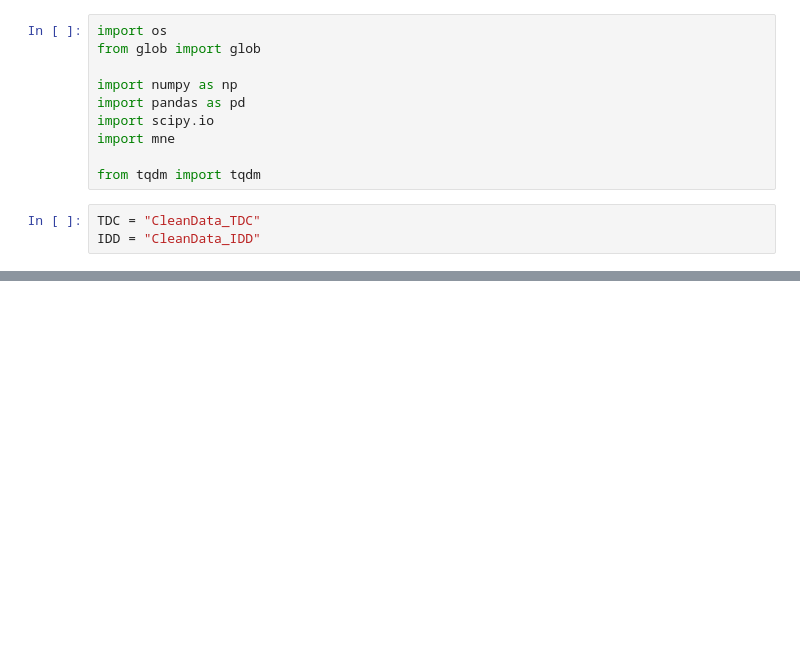
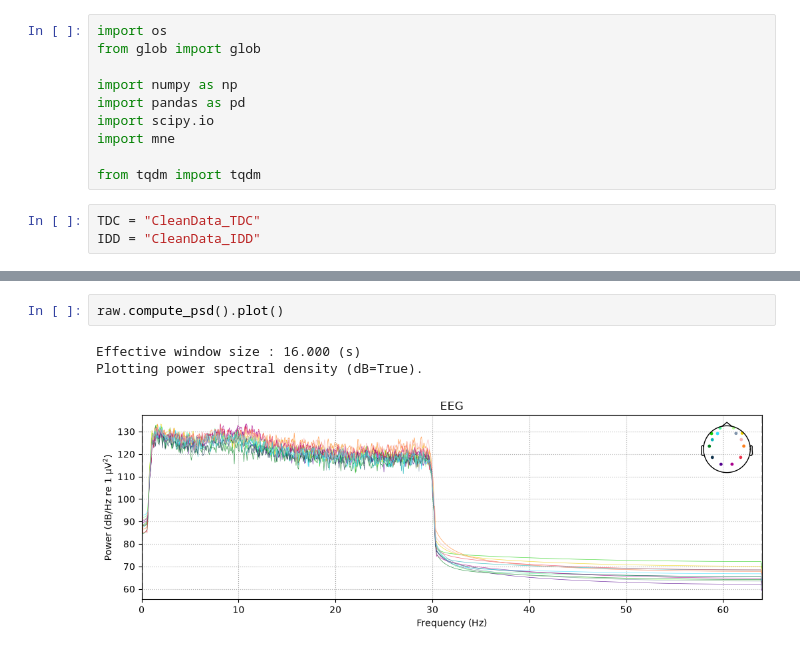
Before and after one commit to soniya-builds/BCI-EEG-Signal-Classification, a Jupyter notebook: Data_Preparation.ipynb, the cells around one changed output, grey strips where cells are left out. Cells and saved outputs as stored; diff of their text form; blank space fills up the shorter version.

```diff
--- a/Data_Preparation.ipynb
+++ b/Data_Preparation.ipynb
@@ -36,0 +132,6 @@ print(glob(IDD + "/Rest/*.mat"))
+# %%
+raw.compute_psd().plot()
+# %% [output]
+Effective window size : 16.000 (s)
+Plotting power spectral density (dB=True).
+[figure, added]
```
Also changed, not shown: parts of 11 cells of this notebook.
